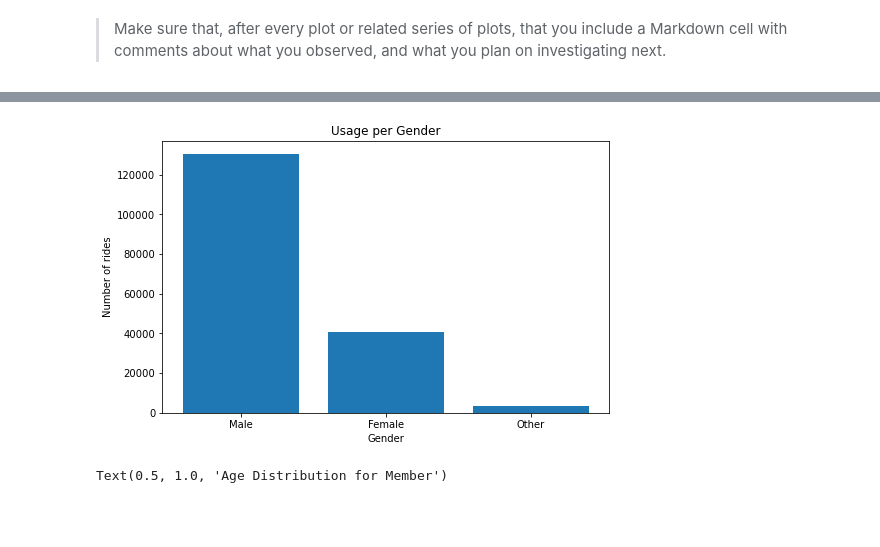
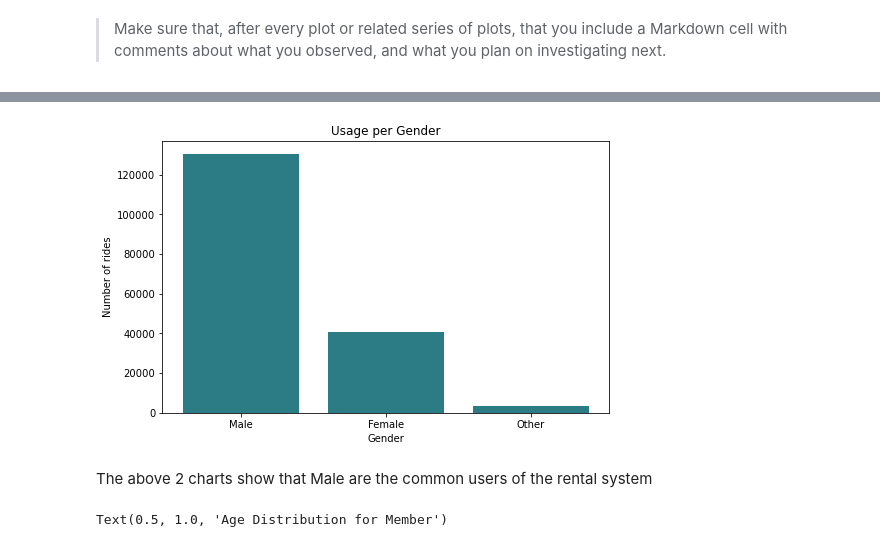
Before and after one commit to hagerElsehaimy/communicate-data-findings-FordGoBike, a Jupyter notebook: exploration_template.ipynb, the cells around one changed output, grey strips where cells are left out. Drawn from its saved outputs; the diff is of its cells as text; code cells hidden in the pictures; blank space fills up the shorter version.

Commit message:
univariante exploration Percentage of Bike Rides for Members Gender

```diff
--- a/exploration_template.ipynb
+++ b/exploration_template.ipynb
@@ -370,12 +372,14 @@ ax.set_title("Percentage of Bike Rides for Members Gender", fontsize=15);
 # %%
 plt.figure(figsize=[8,5])
-plt.bar(x = new_df.member_gender.value_counts().keys(), height = new_df.member_gender.value_counts() )
+plt.bar(x = new_df.member_gender.value_counts().keys(), height = new_df.member_gender.value_counts(),color="#2B7C85" )
 plt.title('Usage per Gender')
 plt.xlabel('Gender')
 plt.ylabel('Number of rides')
 plt.show()
 # %% [output]
-[figure, old version]
+[figure, new version]
+# %% [markdown]
+The above 2 charts show that Male are the common users of the rental system
 # %%
 age = sb.boxplot(x=2019-new_df.member_birth_year, color='#E4B4B4')
 ax.set_xlabel('Age', fontsize=10)
```
Also changed, not shown: parts of 3 cells of this notebook.
